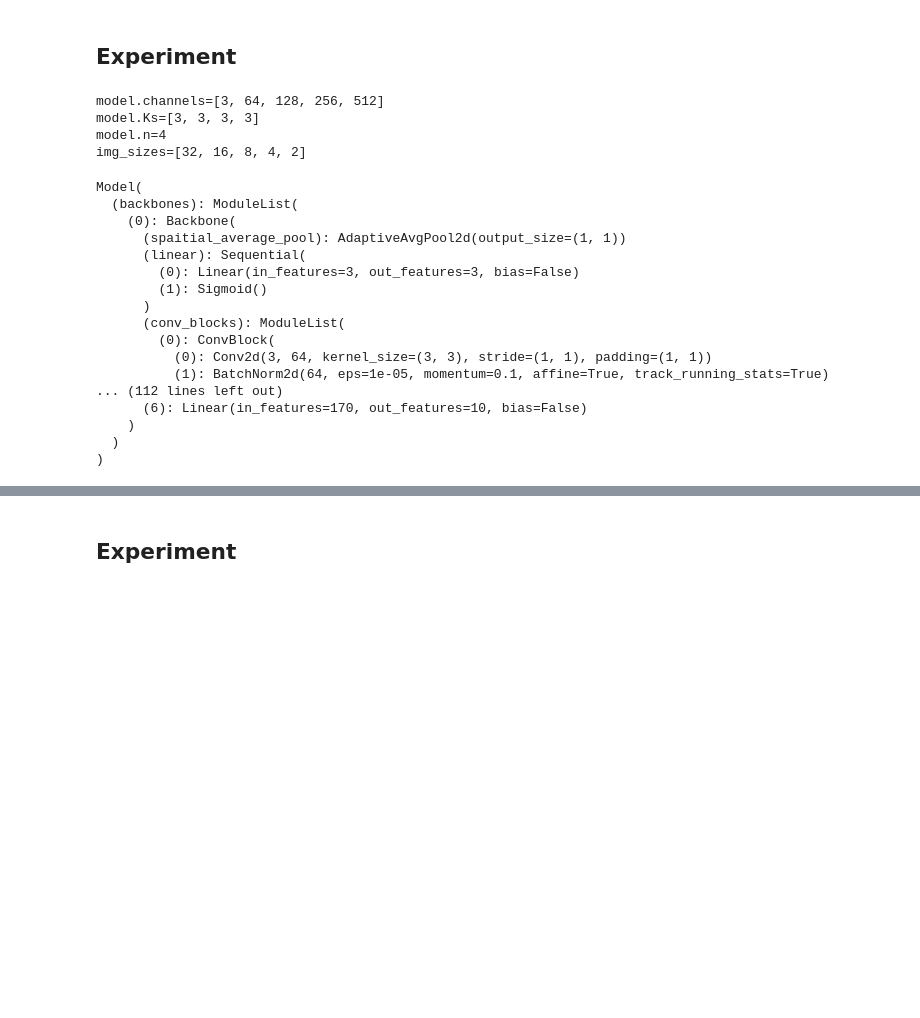
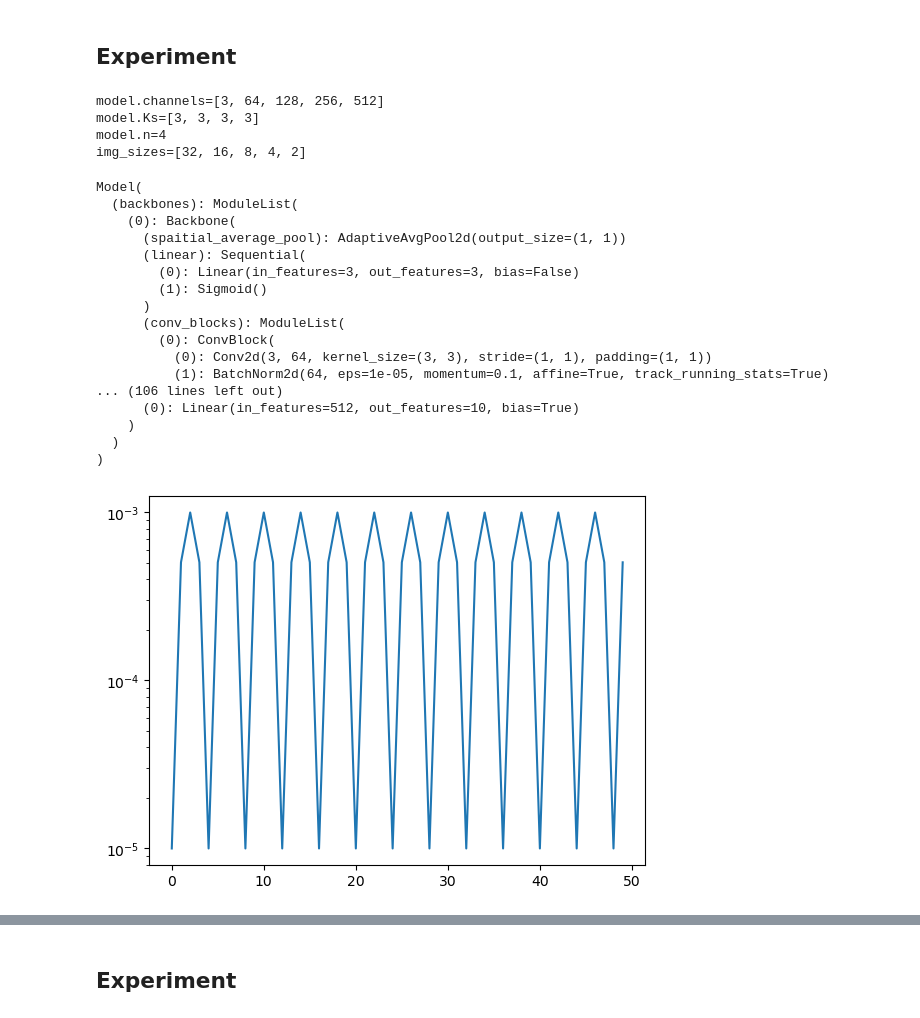
Before and after one commit to Ataago-AI/NN-Deep-Learning, a Jupyter notebook: assignment/NN_DL_Assignment_1.ipynb, the cells around one changed output, grey strips where cells are left out. Drawn from its saved outputs; the diff is of its cells as text; code cells hidden in the pictures; blank space fills up the shorter version.

Commit message:
v0.5.6 : CycleLR  : 88.6%@41Epochs

```diff
--- a/assignment/NN_DL_Assignment_1.ipynb
+++ b/assignment/NN_DL_Assignment_1.ipynb
@@ -231,14 +233,14 @@ class Classifier(nn.Module):
         self.spaitial_average_pool = nn.AdaptiveAvgPool2d(output_size=(1, 1))
 
         self.mlp = nn.Sequential(
-            nn.Linear(in_features=in_features, out_features=in_features * 2 // 3, bias=False),
-            nn.Dropout(p=0.2),
-            nn.ReLU(),
-            nn.Linear(in_features=in_features * 2 // 3, out_features=in_features // 3, bias=False),
-            nn.Dropout(p=0.2),
-            nn.ReLU(),
-            nn.Linear(in_features=in_features // 3, out_features=len(CLASSES), bias=False),
-            #nn.Linear(in_features=in_features, out_features=out_features, bias=False),
+            #nn.Linear(in_features=in_features, out_features=in_features * 2 // 3, bias=False),
+            #nn.Dropout(p=0.2),
+            #nn.ReLU(),
+            #nn.Linear(in_features=in_features * 2 // 3, out_features=in_features // 3, bias=False),
+            #nn.Dropout(p=0.2),
+            #nn.ReLU(),
+            #nn.Linear(in_features=in_features // 3, out_features=len(CLASSES), bias=False),
+            nn.Linear(in_features=in_features, out_features=out_features, bias=True),
         )
 
     def forward(self, x):
@@ -481,7 +483,7 @@ STRIDE = 1
 # channels = [IMG_CHANNELS, 16, 32, 64, 64] #20, 25, 30]
 # channels = [IMG_CHANNELS, 4, 8, 16, ]
 # channels = [IMG_CHANNELS, 5, 7, 9, 11, 13]
-channels = [IMG_CHANNELS, 64, 128, 256, 512, ] #1028]
+channels = [IMG_CHANNELS, 64, 128, 256, 512, 1028]
 # Ks = channels[1:]
 Ks = [3] * (len(channels) - 1)
 N = len(channels) - 1
@@ -517,8 +519,8 @@ Model(
         (0): ConvBlock(
           (0): Conv2d(3, 64, kernel_size=(3, 3), stride=(1, 1), padding=(1, 1))
           (1): BatchNorm2d(64, eps=1e-05, momentum=0.1, affine=True, track_running_stats=True)
-... (112 lines left out)
-      (6): Linear(in_features=170, out_features=10, bias=False)
+... (106 lines left out)
+      (0): Linear(in_features=512, out_features=10, bias=True)
     )
   )
 )
@@ -532,7 +534,22 @@ WEIGHT_DECAY = 0.05 # 0.15
 
 criterion = nn.CrossEntropyLoss()
 optimizer = torch.optim.AdamW(model.parameters(), lr=LR, weight_decay=WEIGHT_DECAY)
-scheduler = torch.optim.lr_scheduler.StepLR(optimizer, step_size=LR_STEP_SIZE, gamma=0.1)
+#scheduler = torch.optim.lr_scheduler.StepLR(optimizer, step_size=LR_STEP_SIZE, gamma=0.1)
+scheduler = torch.optim.lr_scheduler.CyclicLR(optimizer, base_lr=1e-5, max_lr=1e-3, step_size_up=2, step_size_down=None, mode='triangular', gamma=1.0, scale_fn=None, scale_mode='cycle', cycle_momentum=False, base_momentum=0.8, max_momentum=0.9, last_epoch=- 1, verbose=False)
+#scheduler = torch.optim.lr_scheduler.ReduceLROnPlateau(optimizer, mode='min', factor=0.1, patience=3, threshold=0.0001, threshold_mode='rel', cooldown=0, min_lr=1e-5, eps=1e-08, verbose=False)
+# %%
+lrs_ = list()
+for i in range(50):
+    optimizer.step()
+    scheduler.step(i)
+    #lrs_.append(scheduler.get_last_lr())
+    lrs_.append(optimizer.param_groups[0]['lr'])
+
+fig, ax = plt.subplots(1)
+ax.plot(lrs_)
+ax.set_yscale('log')
+# %% [output]
+[figure, added]
 # %%
 # Init Trainer
 
```
Also changed, not shown: parts of 7 cells of this notebook.
